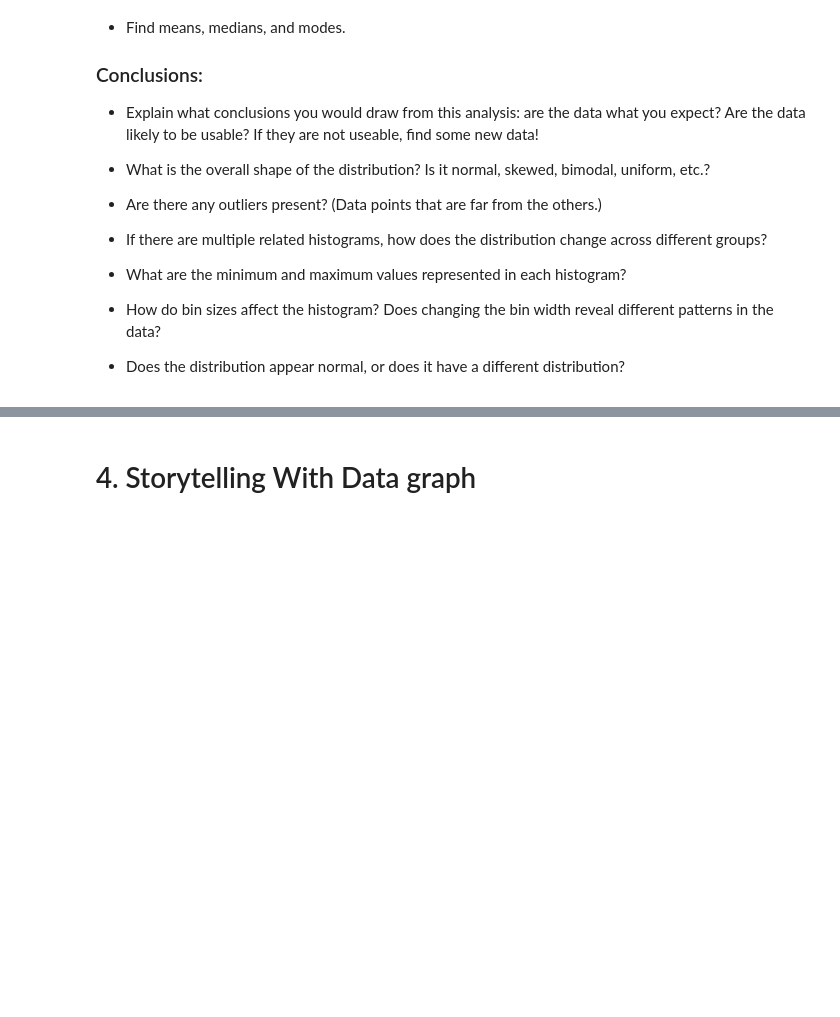
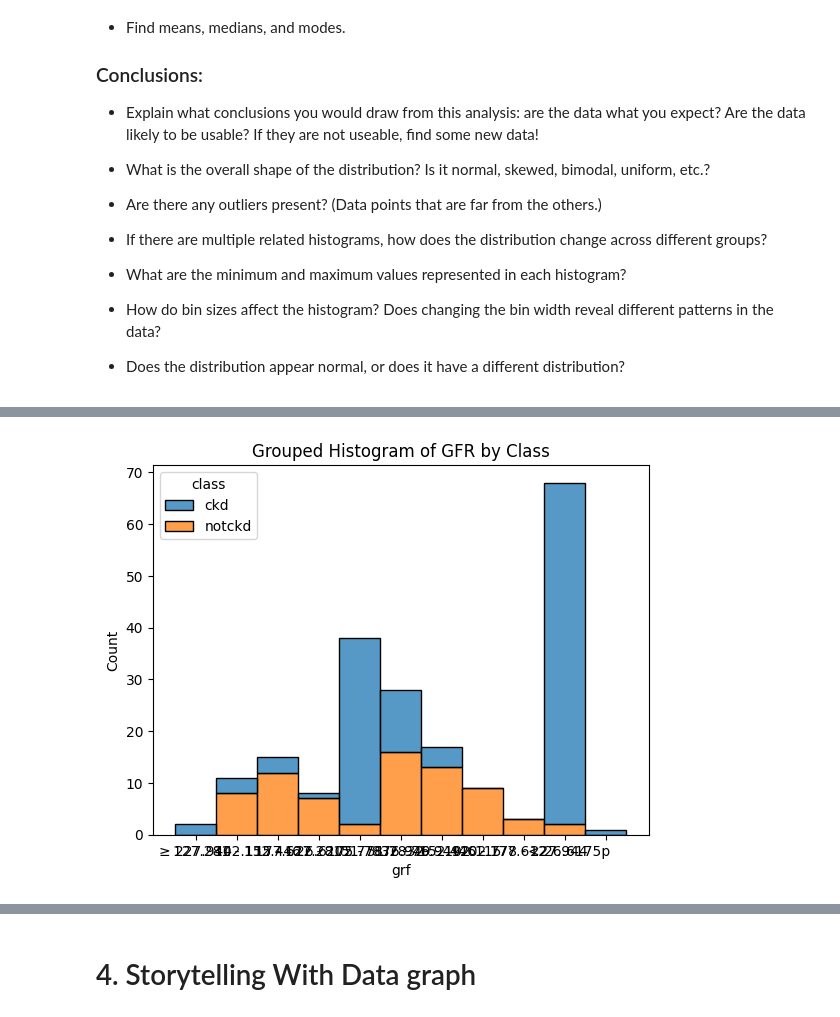
Before and after one commit to Smi7hey13/ModBSem2Sum, a Jupyter notebook: Week4.ipynb, the cells around one changed output, grey strips where cells are left out. Cells and saved outputs as stored; diff of their text form; code cells hidden in the pictures; blank space fills up the shorter version.

```diff
--- a/Week4.ipynb
+++ b/Week4.ipynb
@@ -202,0 +262,3 @@ Would you like deeper comparisons or predictive modeling based on these trends?
+# %%
+df = pd.read_csv("(CKD)-Risk_Factors.csv")
+df.head()
@@ -202,0 +273,3 @@ Would you like deeper comparisons or predictive modeling based on these trends?
+# %%
+df = df.iloc[2:].reset_index(drop=True)
+df.head()
@@ -202,0 +302,6 @@ Would you like deeper comparisons or predictive modeling based on these trends?
+# %%
+sns.histplot(data=df, x='grf', hue='class', multiple='stack')  # or multiple='dodge'
+plt.title('Grouped Histogram of GFR by Class')
+plt.show()
+# %% [output]
+[figure, added]
```
Also changed, not shown: parts of 19 cells of this notebook, 8 other files.
